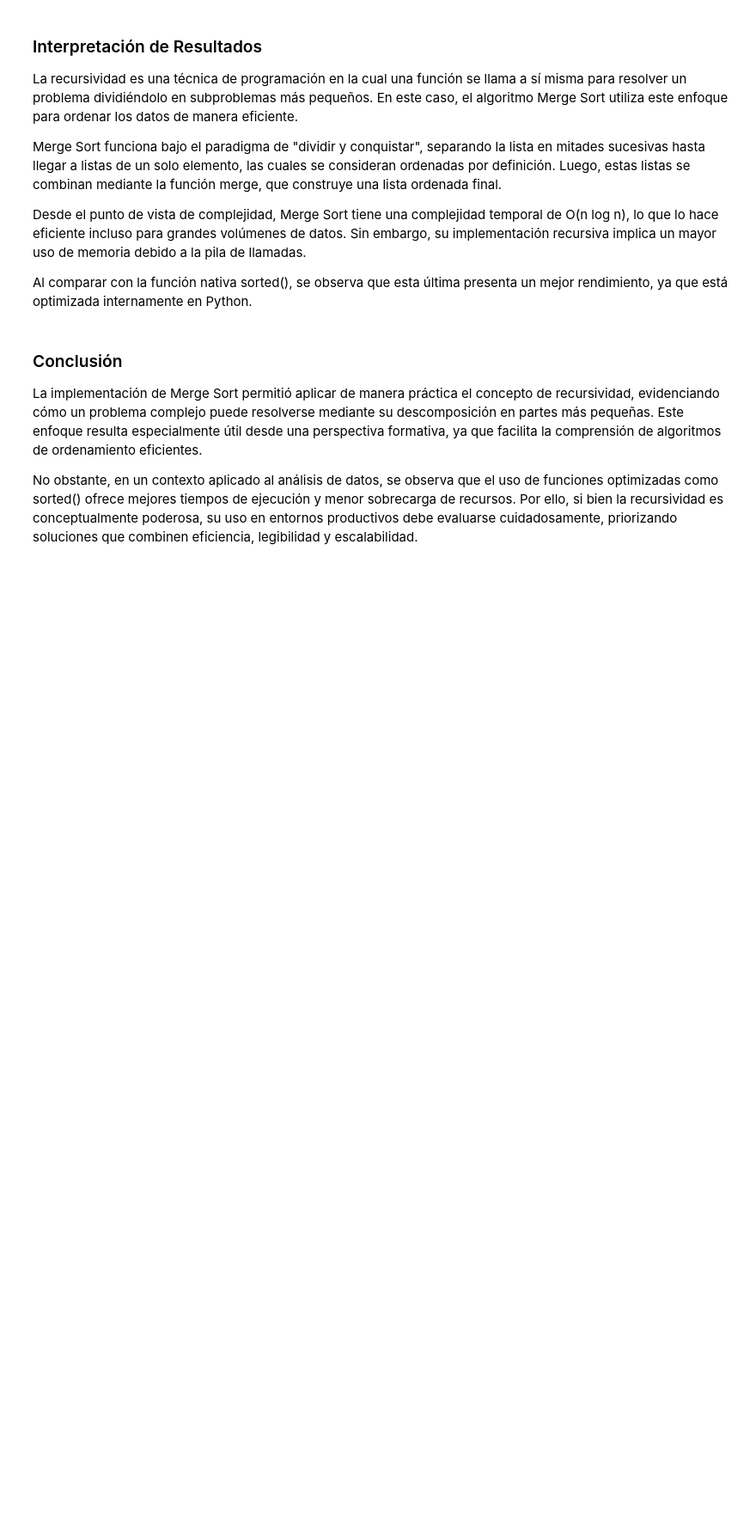
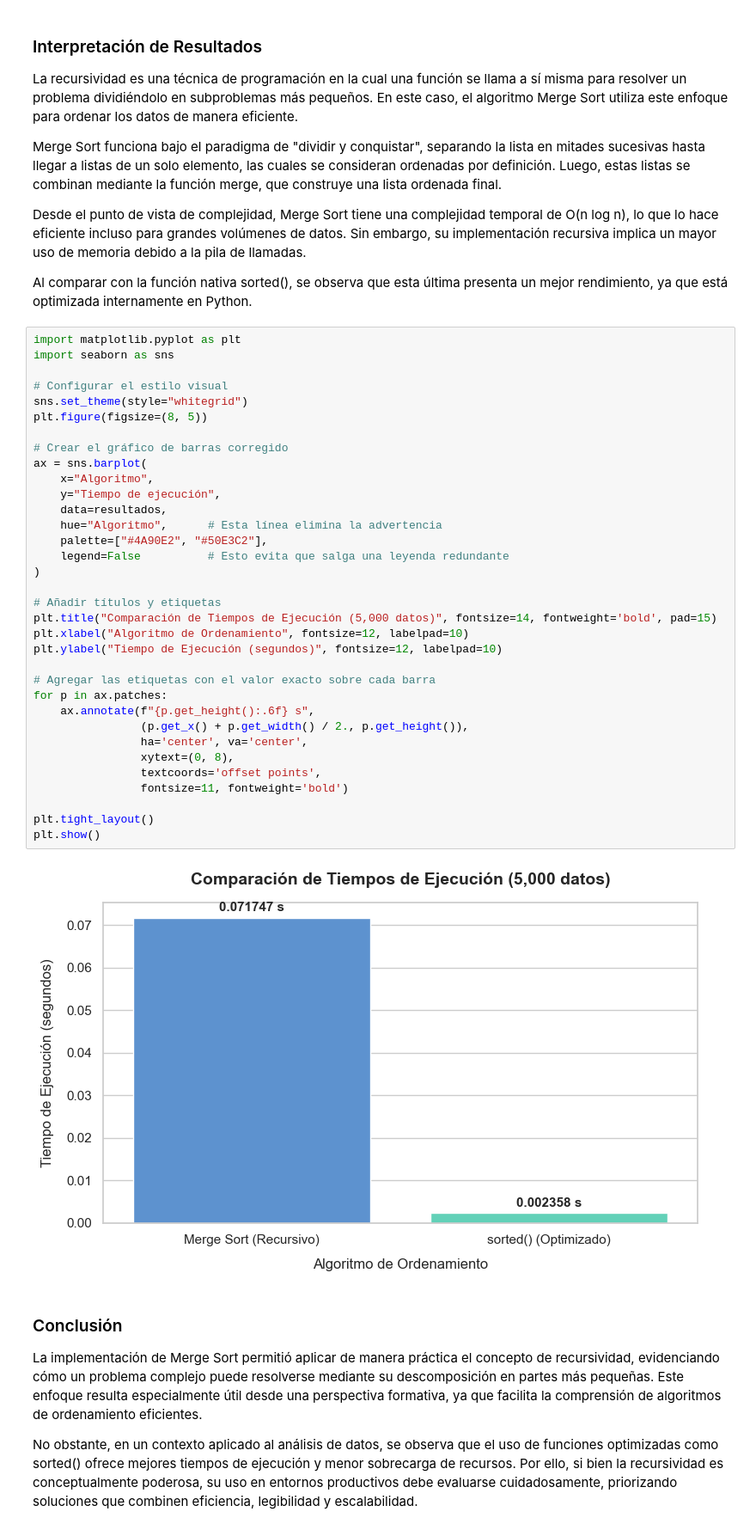
Before and after one commit to alanabermudezaballay/mcdi500_s1_grupo7, a Jupyter notebook: F3/F3_Algoritmos_Complejidad.ipynb, the cells around one changed output. Shown at 86% size. Saved outputs shown, nothing was run; the diff lists cells and outputs as text; blank space fills up the shorter version.

```diff
--- a/F3/F3_Algoritmos_Complejidad.ipynb
+++ b/F3/F3_Algoritmos_Complejidad.ipynb
@@ -309,6 +292,42 @@ Merge Sort funciona bajo el paradigma de "dividir y conquistar", separando la li
 Desde el punto de vista de complejidad, Merge Sort tiene una complejidad temporal de O(n log n), lo que lo hace eficiente incluso para grandes volúmenes de datos. Sin embargo, su implementación recursiva implica un mayor uso de memoria debido a la pila de llamadas.
 
 Al comparar con la función nativa sorted(), se observa que esta última presenta un mejor rendimiento, ya que está optimizada internamente en Python.
+# %%
+import matplotlib.pyplot as plt
+import seaborn as sns
+
+# Configurar el estilo visual
+sns.set_theme(style="whitegrid")
+plt.figure(figsize=(8, 5))
+
+# Crear el gráfico de barras corregido
+ax = sns.barplot(
+    x="Algoritmo",
+    y="Tiempo de ejecución",
+    data=resultados,
+    hue="Algoritmo",      # Esta línea elimina la advertencia
+    palette=["#4A90E2", "#50E3C2"],
+    legend=False          # Esto evita que salga una leyenda redundante
+)
+
+# Añadir títulos y etiquetas
+plt.title("Comparación de Tiempos de Ejecución (5,000 datos)", fontsize=14, fontweight='bold', pad=15)
+plt.xlabel("Algoritmo de Ordenamiento", fontsize=12, labelpad=10)
+plt.ylabel("Tiempo de Ejecución (segundos)", fontsize=12, labelpad=10)
+
+# Agregar las etiquetas con el valor exacto sobre cada barra
+for p in ax.patches:
+    ax.annotate(f"{p.get_height():.6f} s",
+                (p.get_x() + p.get_width() / 2., p.get_height()),
+                ha='center', va='center',
+                xytext=(0, 8),
+                textcoords='offset points',
+                fontsize=11, fontweight='bold')
+
+plt.tight_layout()
+plt.show()
+# %% [output]
+[figure, added]
 # %% [markdown]
 ### Conclusión
 
```
Also changed, not shown: parts of 19 cells of this notebook, 5 other files.
